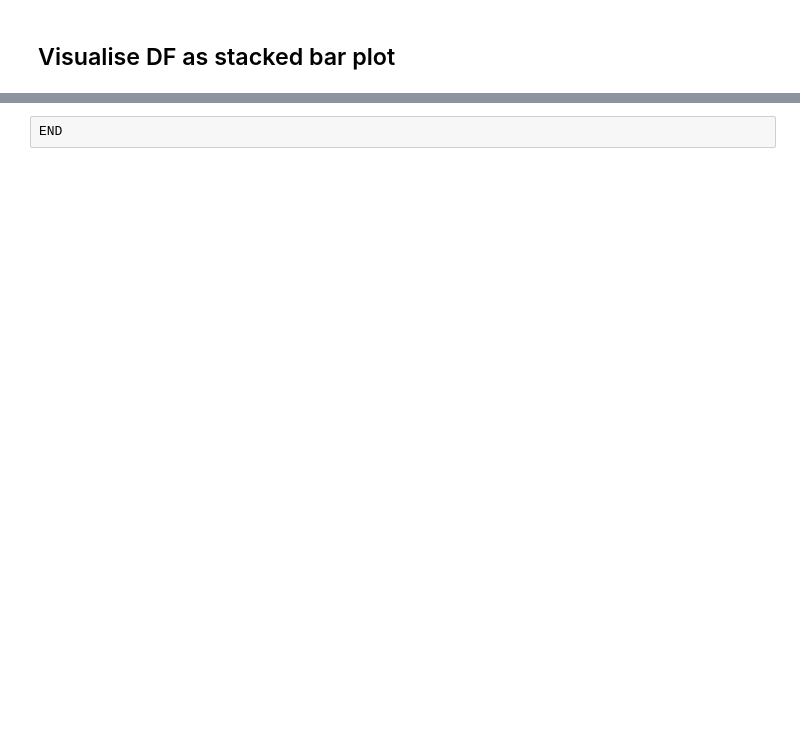
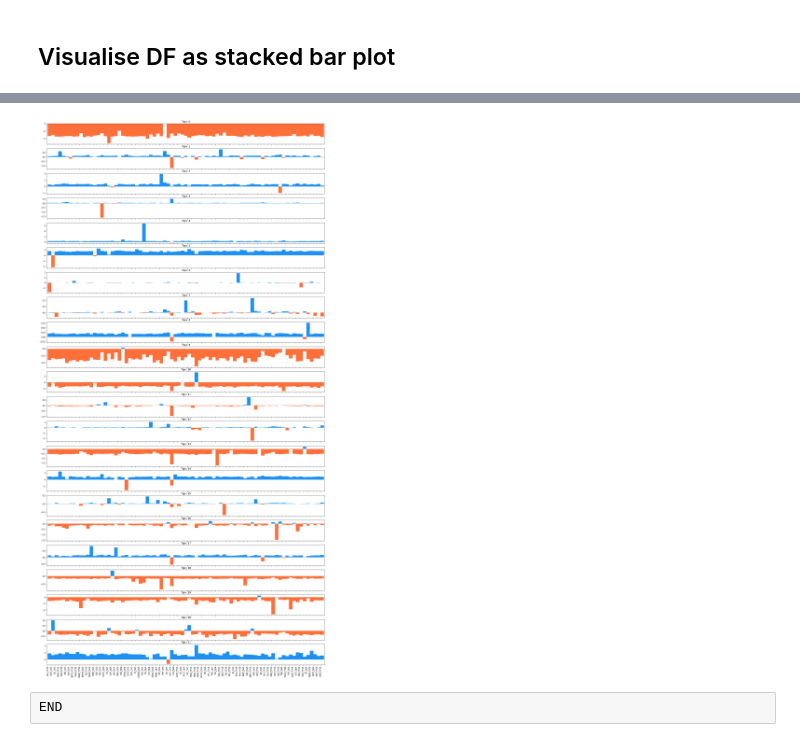
Before and after one commit to Arisiru/dtm-reports-analysis, a Jupyter notebook: notebooks/interpretation_n-1_experiment.ipynb, the cells around one changed output, grey strips where cells are left out. Drawn from its saved outputs; the diff is of its cells as text; code cells hidden in the pictures; blank space fills up the shorter version.

```diff
--- a/notebooks/interpretation_n-1_experiment.ipynb
+++ b/notebooks/interpretation_n-1_experiment.ipynb
@@ -229,2 +239,25 @@ ax = df_deltas.plot.bar(stacked=True)
+# %%
+fig, axes = plt.subplots(
+    nrows=number_of_topics,
+    ncols=1,
+    sharex=True,
+    figsize=(25, 50))
+
+# Choose the width of each bar and their positions
+width = [0.1,0.2,3,1.5,0.3]
+x_pos = [0,0.3,2,4.5,5.5]
+
+for t in range(number_of_topics):
+    topic_name = 'Topic %s' % t
+    colors = [color_north if x > 0 else color_south for x in df_deltas[topic_name]]
+    df_deltas[topic_name].plot(ax=axes[t], kind='bar',label='index', color=colors, align='edge', width=1.0);
+    axes[t].set_title(topic_name);
+
+#save plot
+pp = PdfPages(os.path.join(PATHS['original_run_interpretation'], 'return_plots', 'n-1_returns.pdf'))
+plt.savefig(pp, format='pdf', bbox_extra_artists=(lgd,), bbox_inches='tight')
+pp.close()
+# %% [output]
+[figure, added]
 # %% [raw]
 END
```
Also changed, not shown: parts of 6 cells of this notebook.
